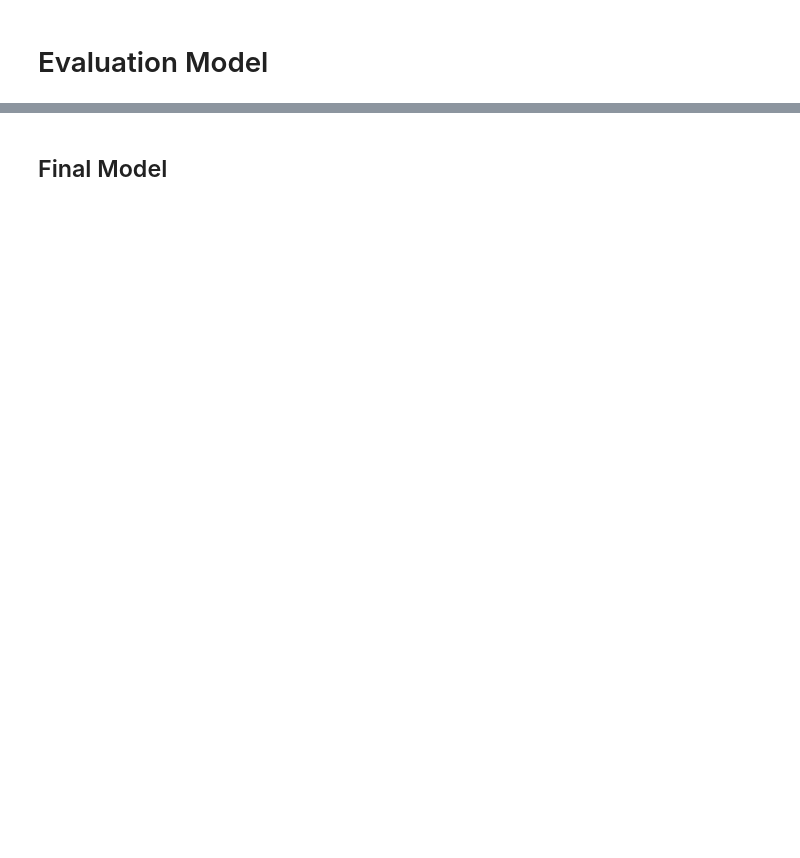
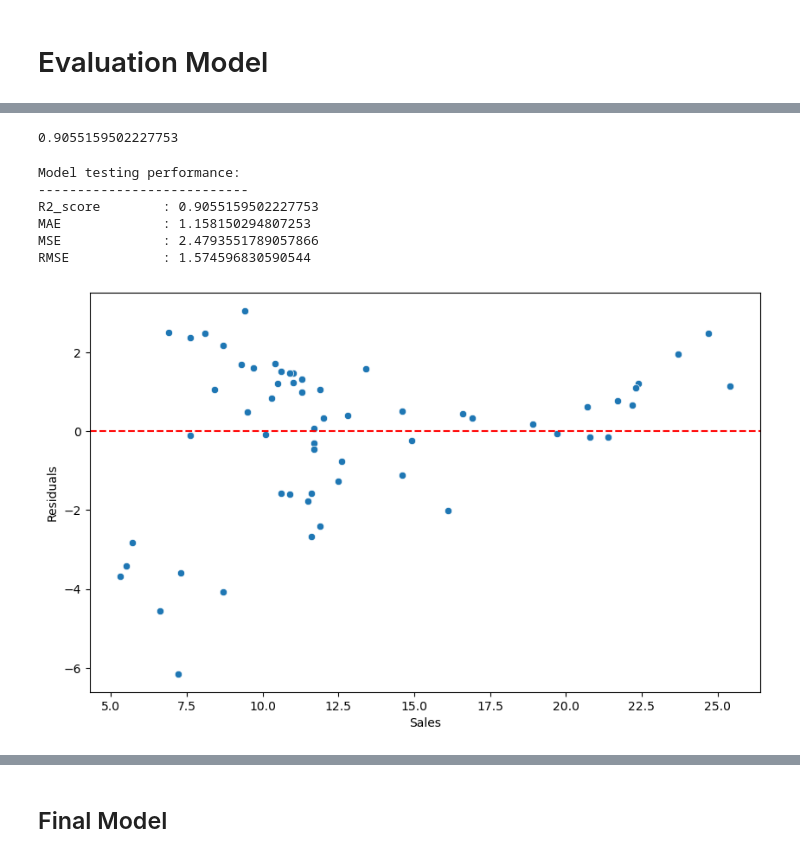
Before and after one commit to fatihhyavuz/Machine-Learning, a Jupyter notebook: ML_MultiLinear_Regression - Inclass- 04.11.2024.ipynb, the cells around one changed output, grey strips where cells are left out. Cells and saved outputs as stored; diff of their text form; code cells hidden in the pictures; blank space fills up the shorter version.

```diff
--- a/ML_MultiLinear_Regression - Inclass- 04.11.2024.ipynb
+++ b/ML_MultiLinear_Regression - Inclass- 04.11.2024.ipynb
@@ -222,0 +319,3 @@ from sklearn.model_selection import train_test_split
+# %%
+model = LinearRegression()
+# Algoritmayı her zaman bir variabl'a atayacağız.Çünkü aksi halde prediction kısmında iken hata alınabilir
@@ -232,0 +512,14 @@ from sklearn.model_selection import train_test_split
+# %%
+R2_train_score = r2_score(y_train,y_train_pred)
+R2_train_score
+# %% [output]
+0.9055159502227753
+# %%
+eval_metric(y_train,y_train_pred)
+# %% [output]
+Model testing performance:
+---------------------------
+R2_score        : 0.9055159502227753
+MAE             : 1.158150294807253
+MSE             : 2.4793551789057866
+RMSE            : 1.574596830590544
@@ -232,0 +531,11 @@ from sklearn.model_selection import train_test_split
+# %%
+residuals = y_test - y_pred
+# %%
+plt.figure(figsize=(10, 6))
+sns.scatterplot(x= y_test, y=residuals)
+plt.xlabel("Sales")
+plt.ylabel("Residuals")
+plt.axhline(y=0, color = "r", linestyle ="--" )
+plt.show()
+# %% [output]
+[figure, added]
```
Also changed, not shown: parts of 81 cells of this notebook.
